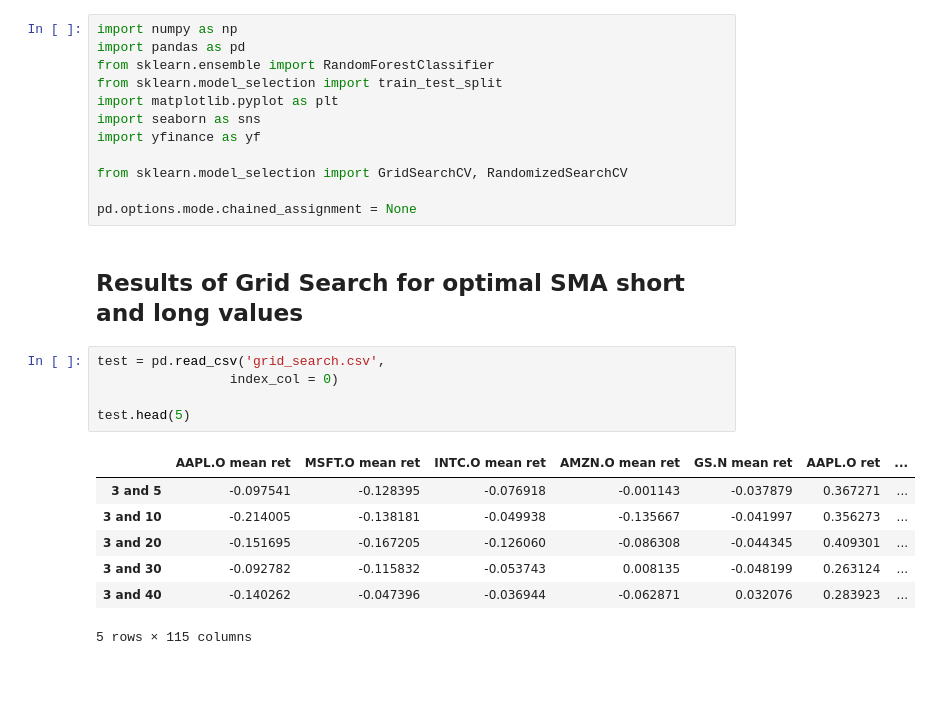
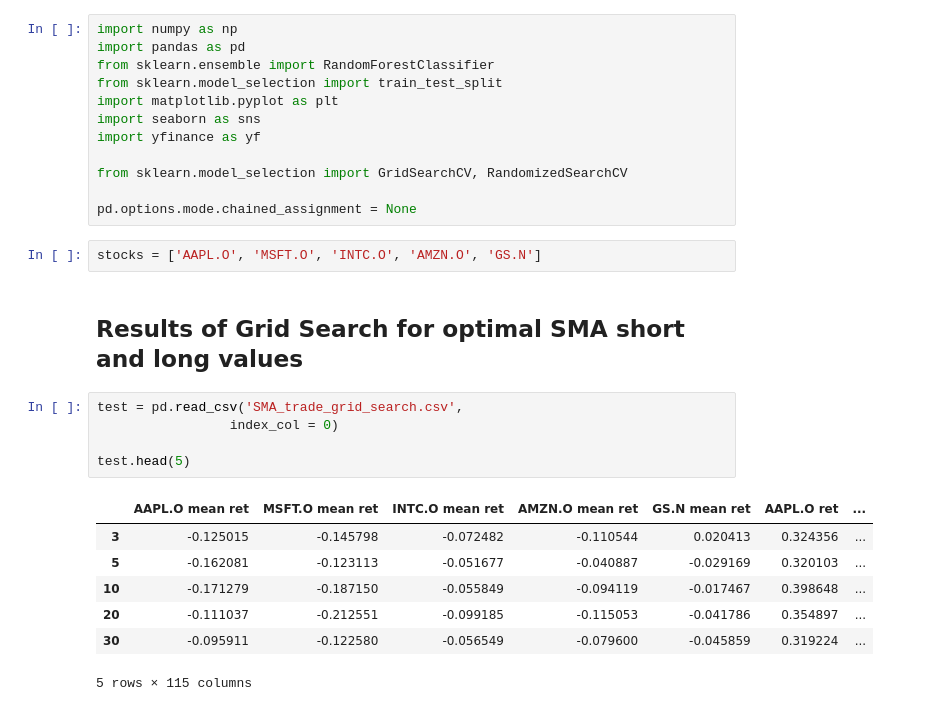
Before and after one commit to AY2324S2-QF2103-Group-9/Trading-Strategies-Comparison, a Jupyter notebook: testing.ipynb, the cells around one changed output. Drawn from its saved outputs; the diff is of its cells as text; blank space fills up the shorter version.

Commit message:
Finish running search for optimal parameters

```diff
--- a/testing.ipynb
+++ b/testing.ipynb
@@ -10,20 +10,22 @@ import yfinance as yf
 from sklearn.model_selection import GridSearchCV, RandomizedSearchCV
 
 pd.options.mode.chained_assignment = None
+# %%
+stocks = ['AAPL.O', 'MSFT.O', 'INTC.O', 'AMZN.O', 'GS.N']
 # %% [markdown]
 ## Results of Grid Search for optimal SMA short and long values
 # %%
-test = pd.read_csv('grid_search.csv',
+test = pd.read_csv('SMA_trade_grid_search.csv',
                  index_col = 0)
 
 test.head(5)
 # %% [output]
 |  | AAPL.O mean ret | MSFT.O mean ret | INTC.O mean ret | AMZN.O mean ret | GS.N mean ret | AAPL.O ret | ... |
-| 3 and 5 | -0.097541 | -0.128395 | -0.076918 | -0.001143 | -0.037879 | 0.367271 | ... |
-| 3 and 10 | -0.214005 | -0.138181 | -0.049938 | -0.135667 | -0.041997 | 0.356273 | ... |
-| 3 and 20 | -0.151695 | -0.167205 | -0.126060 | -0.086308 | -0.044345 | 0.409301 | ... |
-| 3 and 30 | -0.092782 | -0.115832 | -0.053743 | 0.008135 | -0.048199 | 0.263124 | ... |
-| 3 and 40 | -0.140262 | -0.047396 | -0.036944 | -0.062871 | 0.032076 | 0.283923 | ... |
+| 3 | -0.125015 | -0.145798 | -0.072482 | -0.110544 | 0.020413 | 0.324356 | ... |
+| 5 | -0.162081 | -0.123113 | -0.051677 | -0.040887 | -0.029169 | 0.320103 | ... |
+| 10 | -0.171279 | -0.187150 | -0.055849 | -0.094119 | -0.017467 | 0.398648 | ... |
+| 20 | -0.111037 | -0.212551 | -0.099185 | -0.115053 | -0.041786 | 0.354897 | ... |
+| 30 | -0.095911 | -0.122580 | -0.056549 | -0.079600 | -0.045859 | 0.319224 | ... |
 5 rows × 115 columns
 # %%
 test.sort_values(by="AAPL.O mean ret", ascending=False).head(10)
```
Also changed, not shown: parts of 12 cells of this notebook, 4 other files.
